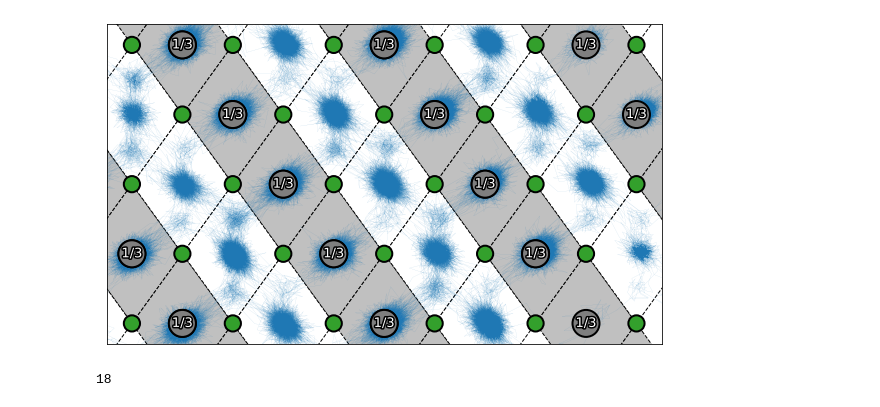
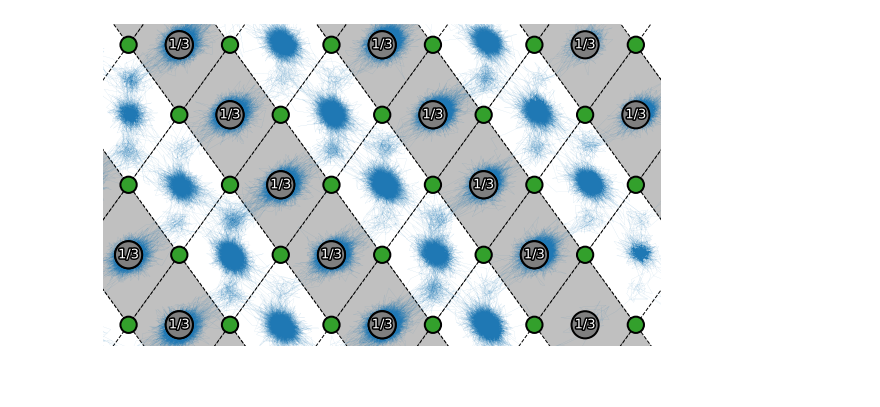
Before and after one commit to BenGoldmann/halospinel_project, a Jupyter notebook: data/md_mlff/dft/production/attempt_2/monoclinic.ipynb, the cells around one changed output. Drawn from its saved outputs; the diff is of its cells as text; code cells hidden in the pictures; blank space fills up the shorter version.

Commit message:
Figures update.

```diff
--- a/data/md_mlff/dft/production/attempt_2/monoclinic.ipynb
+++ b/data/md_mlff/dft/production/attempt_2/monoclinic.ipynb
@@ -17,7 +14,7 @@ adj_lat_param = 29.83784000005768
 x_coord_unit = 22.42/2
 z_coord_unit = 30.94/2
 # %%
-fig, ax = plt.subplots(figsize=(adj_lat_param/3, lat_param/3))
+fig, ax = plt.subplots(figsize=(10, 10))
 
 for i in range(0, len(structures[0])):
     x = []
@@ -79,36 +76,34 @@ for x,z  in zip(x1,z1):
 x2 = [-7, -6, -5, -4, -3, -3, -2, -1, 0, 1, 1, 2, 3, 4,5]
 z2 = [-2, 1, 0, -1, -2, 2, 1, 0, -1, -2, 2, 1, 0, -1, 2]
 
 for x,z  in zip(x2,z2):
     add_polygon(x, z, 'white')
 
 #Add missing Sc
 x3 = [4, 4, 5]
 y3 = [2, -2, 1]
 
 for x, y in zip(x3, y3):
     sc_ion = Patches.Circle((x_coord_unit*x/6, z_coord_unit*y/6), radius=0.5, fc='tab:grey', ec='black', zorder=1, linewidth=2)
     ax.add_patch(sc_ion)
 
 #Sc labels
 x4 = [-5, -4, -4, -3, -2, -1, 0, 0, 1, 2, 3, 4, 4, 5]
 y4 = [-1, 2, -2, 1, 0, -1, 2, -2, 1, 0, -1, 2, -2, 1]
 
 for x, y in zip(x4, y4):
     depth = ax.text(x_coord_unit*x/6, z_coord_unit*y/6, '1/3', ha='center', va='center', color='white', size=13)
     depth.set_path_effects([PathEffects.withStroke(linewidth=3, foreground='black')])
 
 ax.set(xlim=(-5.5/6*x_coord_unit, 5.5/6*x_coord_unit), ylim=(-2.3/6*z_coord_unit, 2.3/6*z_coord_unit))
 
 ax.set_aspect('equal')
 
 ax.set_xticks([])
 ax.set_yticks([])
 
-plt.savefig('monoclinic_pic.png', bbox_inches='tight', dpi=500)
+plt.axis('off')
+
+plt.savefig('monoclinic_pic.png', bbox_inches='tight', pad_inches = 0, dpi=500)
 # %% [output]
-[figure, old version]
+[figure, new version]
-# %%
-len(z1)
-# %% [output]
-18
```
Also changed, not shown: parts of 2 cells of this notebook, 8 other files.
